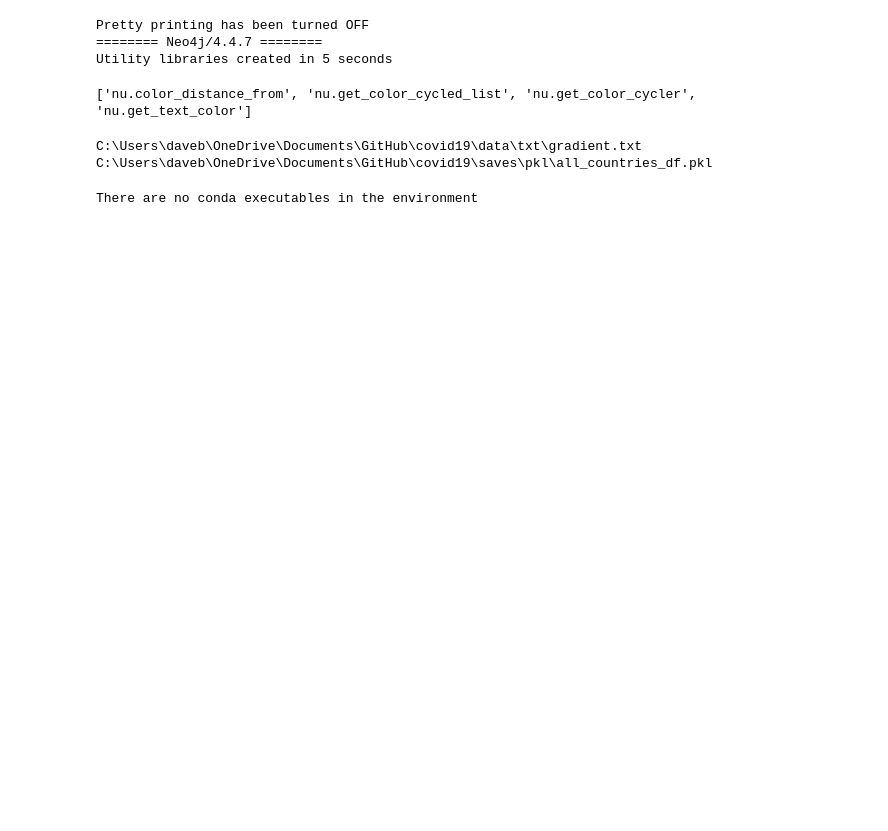
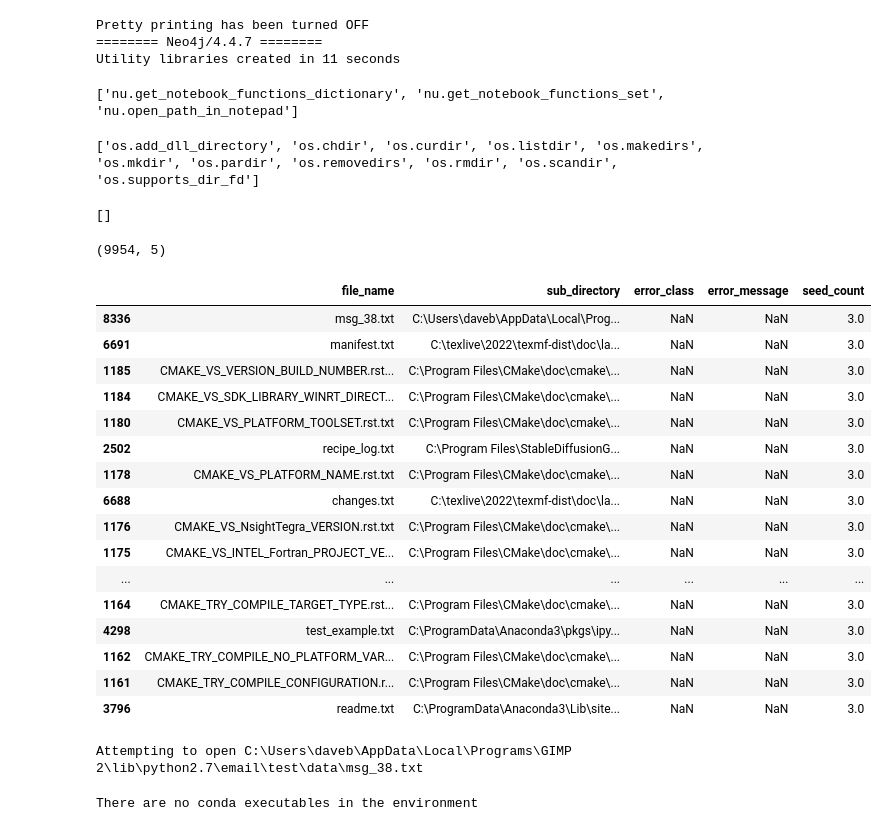
Before and after one commit to dbabbitt/job-hunting, a Jupyter notebook: ipynb/OS Path Navigation.ipynb, the cells around one changed output. Saved outputs shown, nothing was run; the diff lists cells and outputs as text; code cells hidden in the pictures; blank space fills up the shorter version.

```diff
--- a/ipynb/OS Path Navigation.ipynb
+++ b/ipynb/OS Path Navigation.ipynb
@@ -9,26 +9,78 @@ import os
 from pandas import DataFrame
 import re
 
-[f'nu.{fn}' for fn in dir(nu) if 'color' in fn]
+[f'nu.{fn}' for fn in dir(nu) if 'note' in fn]
 # %% [output]
 Pretty printing has been turned OFF
 ======== Neo4j/4.4.7 ========
-Utility libraries created in 5 seconds
+Utility libraries created in 11 seconds
-['nu.color_distance_from', 'nu.get_color_cycled_list', 'nu.get_color_cycler', 'nu.get_text_color']
+['nu.get_notebook_functions_dictionary', 'nu.get_notebook_functions_set', 'nu.open_path_in_notepad']
+# %%
+
+[f'os.{fn}' for fn in dir(os) if 'dir' in fn]
+# %% [output]
+['os.add_dll_directory', 'os.chdir', 'os.curdir', 'os.listdir', 'os.makedirs', 'os.mkdir', 'os.pardir', 'os.removedirs', 'os.rmdir', 'os.scandir', 'os.supports_dir_fd']
+# %%
+
+# Find a job posting based on Indeed's internal ID exposed in the URL
+[fn for fn in os.listdir('../saves/html') if '58d812be6b960b6a' in fn]
+# %% [output]
+[]
 # %%
 
 import os.path as osp
 
 black_list = ['.ipynb_checkpoints', '$RECYCLE.BIN', '$Recycle.Bin', '.git', 'load_magic']
-for sub_directory, directories_list, files_list in os.walk(osp.dirname(nu.github_folder)):
+seed_regex = re.compile(r'(\w+\s+){11}\w+')
+rows_list = []
+for sub_directory, directories_list, files_list in os.walk(osp.dirname('C:\\')):
     if all(map(lambda x: x not in sub_directory, black_list)):
+        if len(rows_list) > 500: break
         for file_name in files_list:
-            if file_name.startswith('all_countries_df') or (file_name == 'gradient.txt'):
-                file_path = os.path.join(sub_directory, file_name)
-                print(file_path)
+            if len(rows_list) > 500: break
+            if file_name.endswith('.txt'):
+                file_path = osp.join(sub_directory, file_name)
+                try:
+                    with open(file_path, 'r', encoding=nu.encoding_type) as file:
+                        file_data = file.read()
+                        if seed_regex.search(file_data):
+                            parts_list = seed_regex.split(file_data)
+                            rows_list.append({'file_name': file_name, 'sub_directory': sub_directory, 'seed_count': len(parts_list)})
+                except Exception as e:
+                    # print(f'{e.__class__.__name__} error trying to open {file_name}: {str(e).strip()}')
+                    rows_list.append({'file_name': file_name, 'sub_directory': sub_directory, 'error_class': e.__class__.__name__, 'error_message': str(e).strip()})
+seeds_df = DataFrame(rows_list)
+seeds_df.sort_values('seed_count').head(20)
-# %% [output]
-C:\Users\daveb\OneDrive\Documents\GitHub\covid19\data\txt\gradient.txt
-C:\Users\daveb\OneDrive\Documents\GitHub\covid19\saves\pkl\all_countries_df.pkl
+# %%
+
+seeds_df = DataFrame(rows_list)
+print(seeds_df.shape)
+seeds_df.sort_values('seed_count').head(20)
+# %% [output]
+(9954, 5)
+|  | file_name | sub_directory | error_class | error_message | seed_count |
+| 8336 | msg_38.txt | C:\Users\daveb\AppData\Local\Prog... | NaN | NaN | 3.0 |
+| 6691 | manifest.txt | C:\texlive\2022\texmf-dist\doc\la... | NaN | NaN | 3.0 |
+| 1185 | CMAKE_VS_VERSION_BUILD_NUMBER.rst... | C:\Program Files\CMake\doc\cmake\... | NaN | NaN | 3.0 |
+| 1184 | CMAKE_VS_SDK_LIBRARY_WINRT_DIRECT... | C:\Program Files\CMake\doc\cmake\... | NaN | NaN | 3.0 |
+| 1180 | CMAKE_VS_PLATFORM_TOOLSET.rst.txt | C:\Program Files\CMake\doc\cmake\... | NaN | NaN | 3.0 |
+| 2502 | recipe_log.txt | C:\Program Files\StableDiffusionG... | NaN | NaN | 3.0 |
+| 1178 | CMAKE_VS_PLATFORM_NAME.rst.txt | C:\Program Files\CMake\doc\cmake\... | NaN | NaN | 3.0 |
+| 6688 | changes.txt | C:\texlive\2022\texmf-dist\doc\la... | NaN | NaN | 3.0 |
+| 1176 | CMAKE_VS_NsightTegra_VERSION.rst.txt | C:\Program Files\CMake\doc\cmake\... | NaN | NaN | 3.0 |
+| 1175 | CMAKE_VS_INTEL_Fortran_PROJECT_VE... | C:\Program Files\CMake\doc\cmake\... | NaN | NaN | 3.0 |
+| ... | ... | ... | ... | ... | ... |
+| 1164 | CMAKE_TRY_COMPILE_TARGET_TYPE.rst... | C:\Program Files\CMake\doc\cmake\... | NaN | NaN | 3.0 |
+| 4298 | test_example.txt | C:\ProgramData\Anaconda3\pkgs\ipy... | NaN | NaN | 3.0 |
+| 1162 | CMAKE_TRY_COMPILE_NO_PLATFORM_VAR... | C:\Program Files\CMake\doc\cmake\... | NaN | NaN | 3.0 |
+| 1161 | CMAKE_TRY_COMPILE_CONFIGURATION.r... | C:\Program Files\CMake\doc\cmake\... | NaN | NaN | 3.0 |
+| 3796 | readme.txt | C:\ProgramData\Anaconda3\Lib\site... | NaN | NaN | 3.0 |
+# %%
+
+srs = seeds_df.iloc[8336]
+nu.open_path_in_notepad(osp.join(srs.sub_directory, srs.file_name), continue_execution=False)
+# %% [output]
+Attempting to open C:\Users\daveb\AppData\Local\Programs\GIMP 2\lib\python2.7\email\test\data\msg_38.txt
 # %%
 
 # Look for folders named thinc and spacy
```
Also changed, not shown: parts of 1 cell of this notebook, 19 other files.
